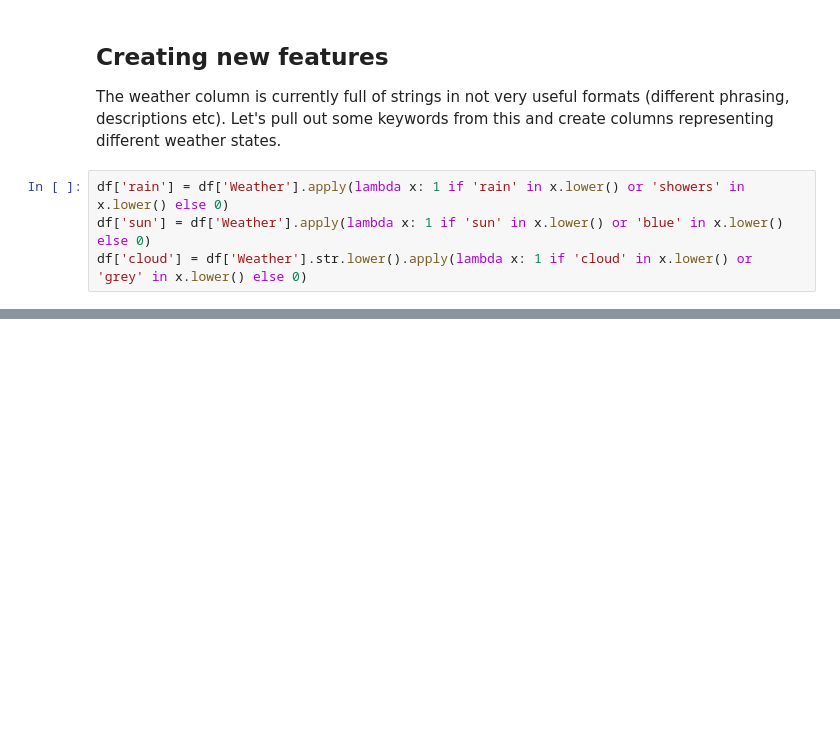
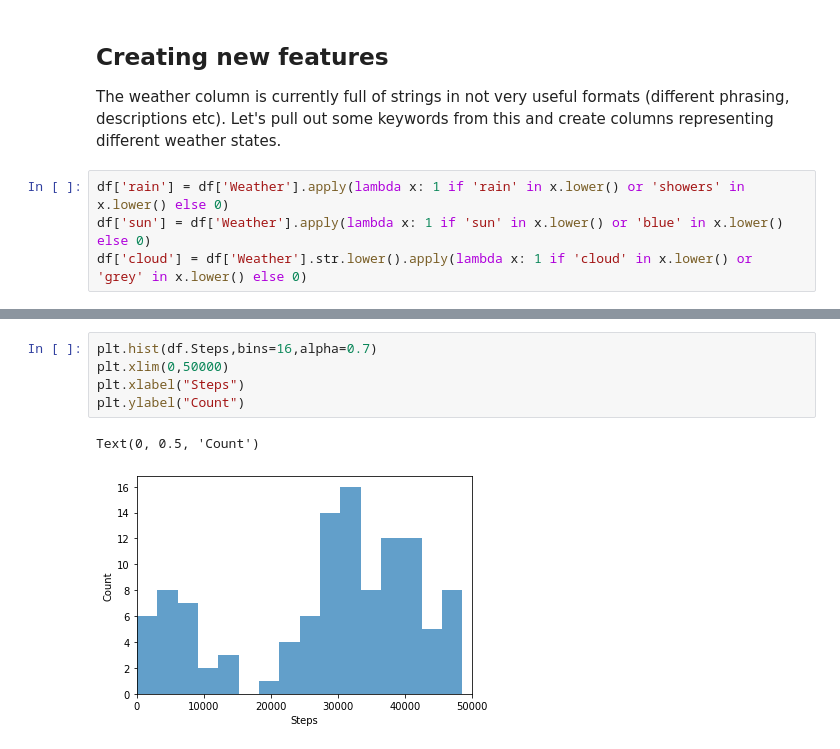
Before and after one commit to EmmaKLofthouse/LEJOG, a Jupyter notebook: lejog.ipynb, the cells around one changed output, grey strips where cells are left out. Saved outputs shown, nothing was run; the diff lists cells and outputs as text; blank space fills up the shorter version.

```diff
--- a/lejog.ipynb
+++ b/lejog.ipynb
@@ -156,0 +167,8 @@ df.head()
+# %%
+plt.hist(df.Steps,bins=16,alpha=0.7)
+plt.xlim(0,50000)
+plt.xlabel("Steps")
+plt.ylabel("Count")
+# %% [output]
+Text(0, 0.5, 'Count')
+[figure, added]
```
Also changed, not shown: parts of 5 cells of this notebook.
